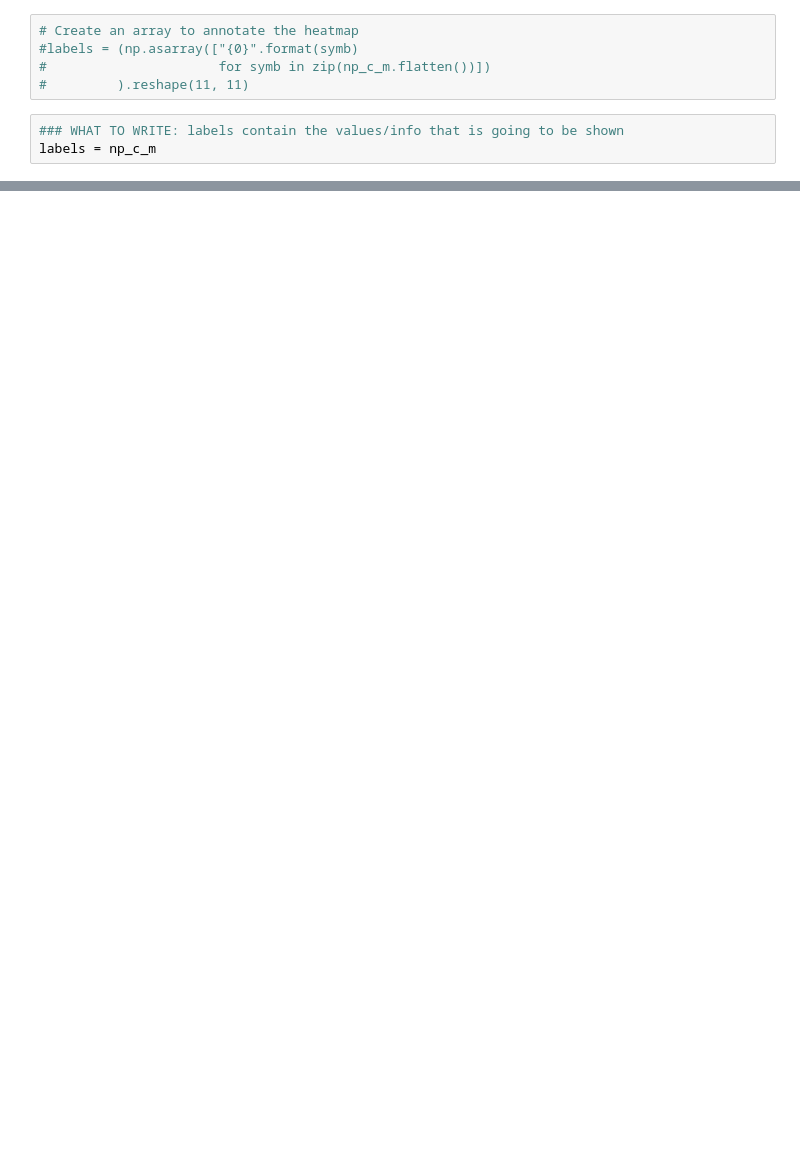
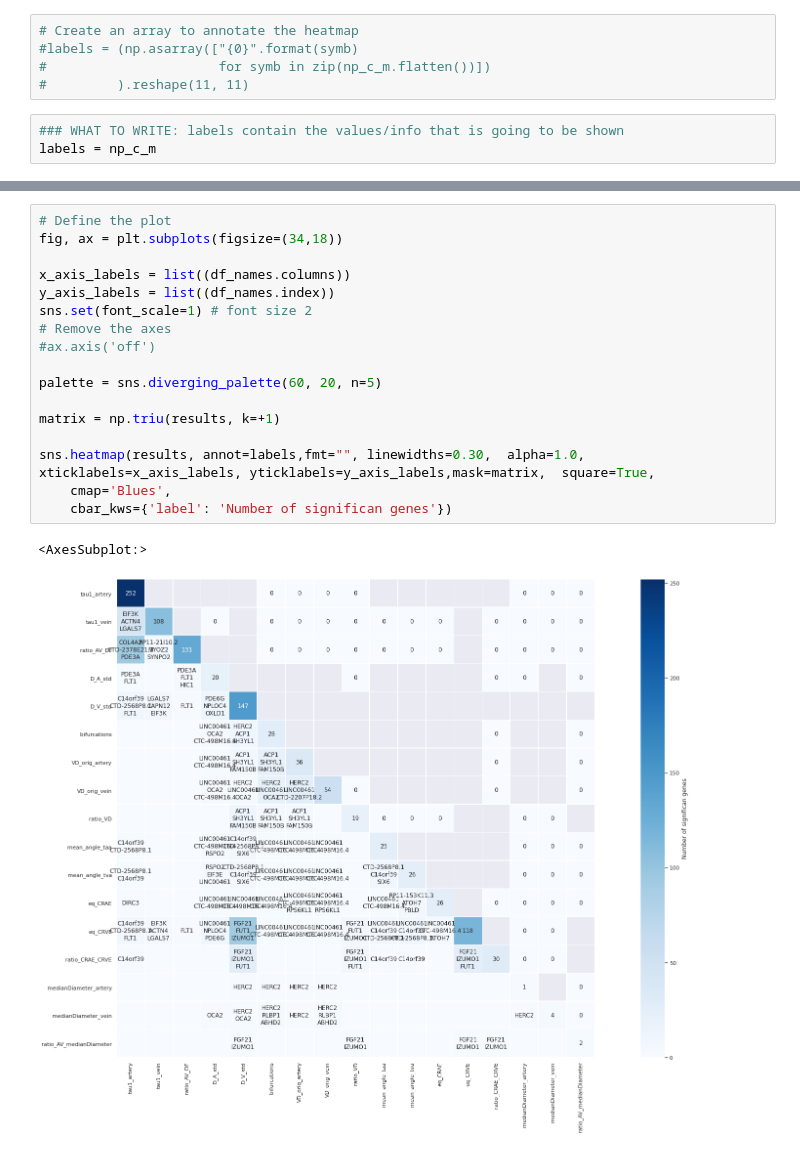
Before and after one commit to BergmannLab/retina-phenotypes, a Jupyter notebook: complementary/GWAS_postprocessing/common_genes_path_snps/Plot_shared_genes.ipynb, the cells around one changed output, grey strips where cells are left out. Drawn from its saved outputs; the diff is of its cells as text; blank space fills up the shorter version.

```diff
--- a/complementary/GWAS_postprocessing/common_genes_path_snps/Plot_shared_genes.ipynb
+++ b/complementary/GWAS_postprocessing/common_genes_path_snps/Plot_shared_genes.ipynb
@@ -146,0 +205,20 @@ plt.show()
+# %%
+# Define the plot
+fig, ax = plt.subplots(figsize=(34,18))
+
+x_axis_labels = list((df_names.columns))
+y_axis_labels = list((df_names.index))
+sns.set(font_scale=1) # font size 2
+# Remove the axes
+#ax.axis('off')
+
+palette = sns.diverging_palette(60, 20, n=5)
+
+matrix = np.triu(results, k=+1)
+
+sns.heatmap(results, annot=labels,fmt="", linewidths=0.30,  alpha=1.0,  xticklabels=x_axis_labels, yticklabels=y_axis_labels,mask=matrix,  square=True,
+    cmap='Blues',
+    cbar_kws={'label': 'Number of significan genes'})
+# %% [output]
+<AxesSubplot:>
+[figure, added]
```
Also changed, not shown: parts of 10 cells of this notebook, 7 other files.
